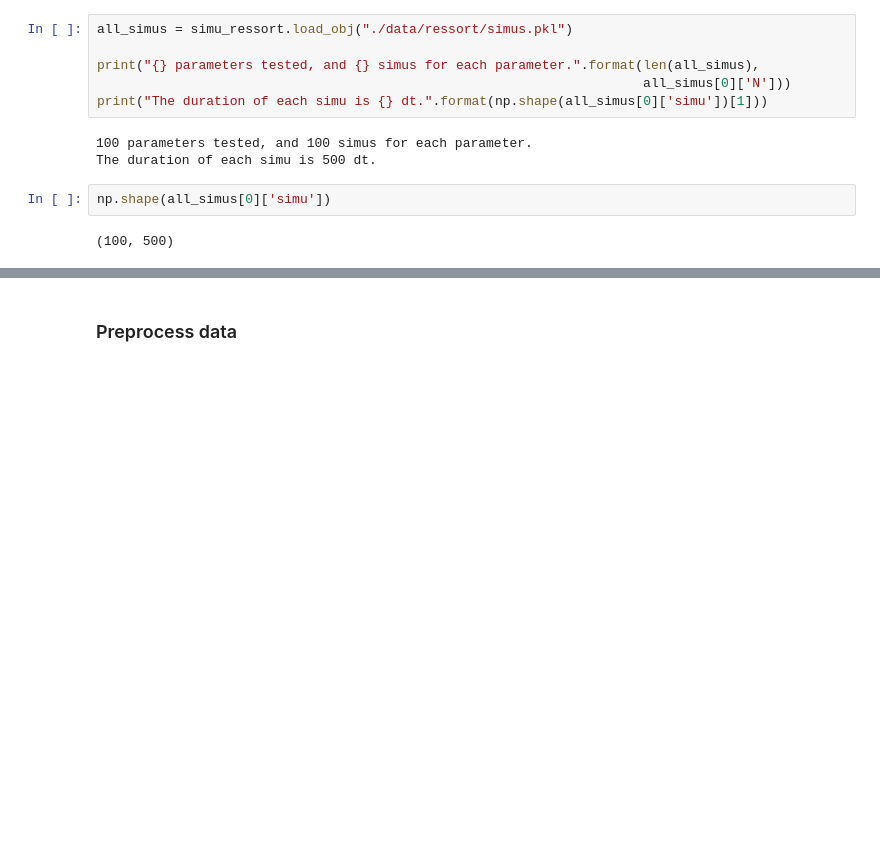
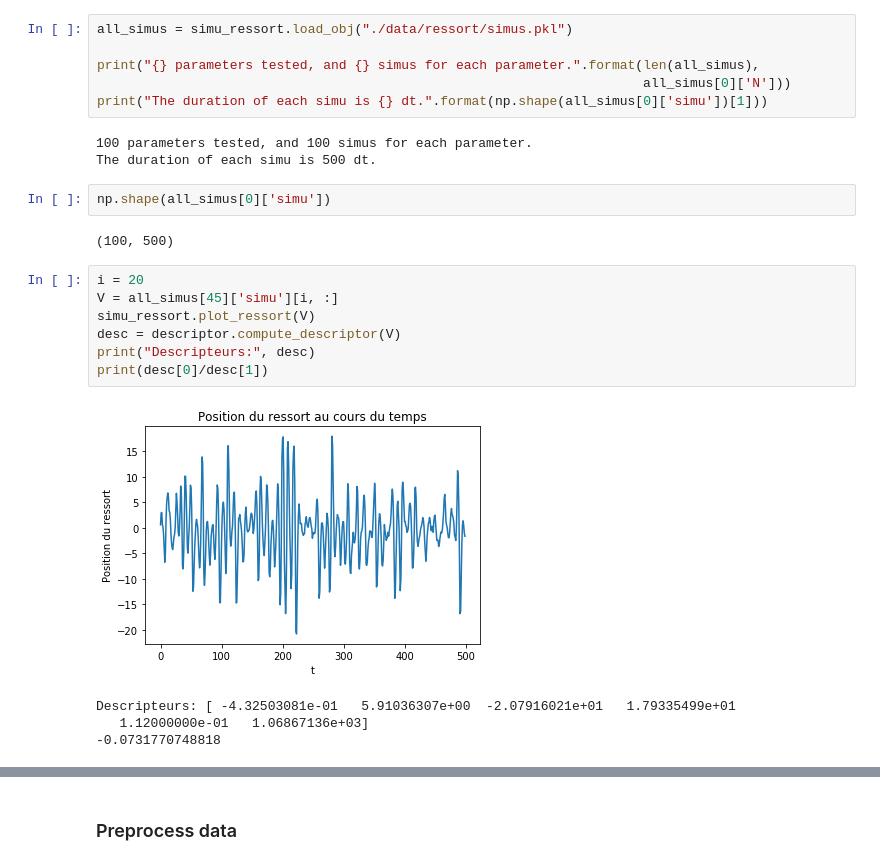
Before and after one commit to ELOISESOULIER/acterrea, a Jupyter notebook: ressort_param_descriptors.ipynb, the cells around one changed output, grey strips where cells are left out. Saved outputs shown, nothing was run; the diff lists cells and outputs as text; blank space fills up the shorter version.

```diff
--- a/ressort_param_descriptors.ipynb
+++ b/ressort_param_descriptors.ipynb
@@ -32,3 +32,15 @@ The duration of each simu is 500 dt.
 np.shape(all_simus[0]['simu'])
 # %% [output]
 (100, 500)
+# %%
+i = 20
+V = all_simus[45]['simu'][i, :]
+simu_ressort.plot_ressort(V)
+desc = descriptor.compute_descriptor(V)
+print("Descripteurs:", desc)
+print(desc[0]/desc[1])
+# %% [output]
+[figure, added]
+Descripteurs: [ -4.32503081e-01   5.91036307e+00  -2.07916021e+01   1.79335499e+01
+   1.12000000e-01   1.06867136e+03]
+-0.0731770748818
```
Also changed, not shown: parts of 13 cells of this notebook.
